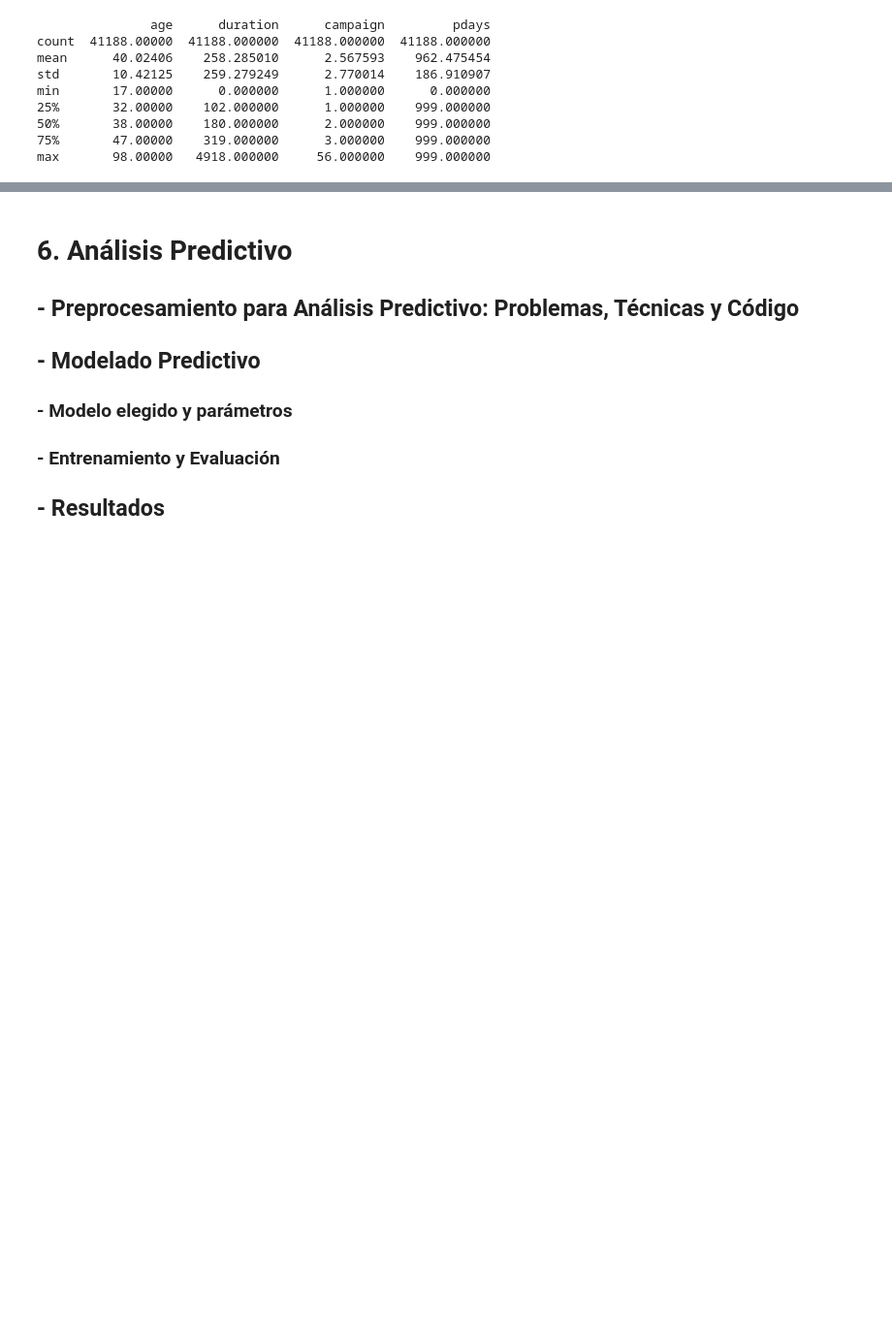
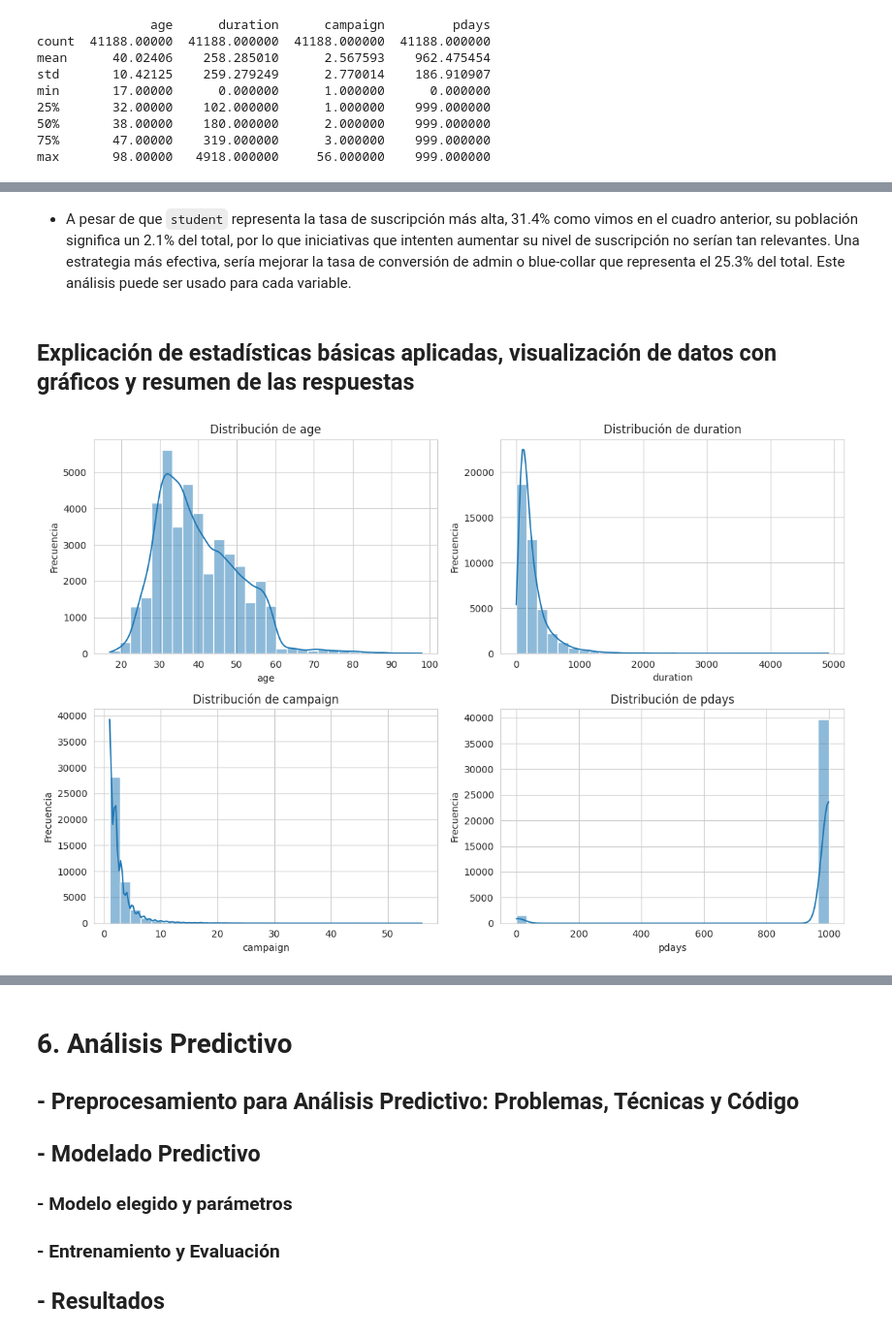
Before and after one commit to bidallei/MIAAD-UACJ, a Jupyter notebook: ProyectoFinalProgADAP_263150.ipynb, the cells around one changed output, grey strips where cells are left out. Shown: that part at 97% size. Cells and saved outputs as stored; diff of their text form; code cells hidden in the pictures; blank space fills up the shorter version.

```diff
--- a/ProyectoFinalProgADAP_263150.ipynb
+++ b/ProyectoFinalProgADAP_263150.ipynb
@@ -235,0 +210,9 @@ plt.rcParams['figure.dpi'] = 100
+# %%
+# Lista de variables categóricas a analizar
+categorical_vars = ['job', 'marital', 'education', 'housing', 'loan']
+
+# Calculamos tablas cruzadas con la variable objetivo 'y'
+for col in categorical_vars:
+    print("="*80)
+    print(f"Relación entre {col.upper()} y la suscripción (y):")
+    print(pd.crosstab(df[col], df['y'], normalize='index') * 100)
@@ -235,0 +338,25 @@ plt.rcParams['figure.dpi'] = 100
+# %% [markdown]
+* A pesar de que `student` representa la tasa de suscripción más alta, 31.4% como vimos en el cuadro anterior, su población significa un 2.1% del total, por lo que iniciativas que intenten aumentar su nivel de suscripción no serían tan relevantes. Una estrategia más efectiva, sería mejorar la tasa de conversión de admin o blue-collar que representa el 25.3% del total. Este análisis puede ser usado para cada variable.
+# %% [markdown]
+
+## Explicación de estadísticas básicas aplicadas, visualización de datos con gráficos y resumen de las respuestas
+# %%
+import matplotlib.pyplot as plt
+import seaborn as sns
+
+# Realizamos histograma de variables numéricas
+numericas = ["age", "duration", "campaign", "pdays"]
+
+plt.figure(figsize=(12, 8))
+
+for i, col in enumerate(numericas, 1):
+    plt.subplot(2, 2, i)
+    sns.histplot(df[col], kde=True, bins=30)
+    plt.title(f"Distribución de {col}")
+    plt.xlabel(col)
+    plt.ylabel("Frecuencia")
+
+plt.tight_layout()
+plt.show()
+# %% [output]
+[figure, added]
```
Also changed, not shown: parts of 41 cells of this notebook.
